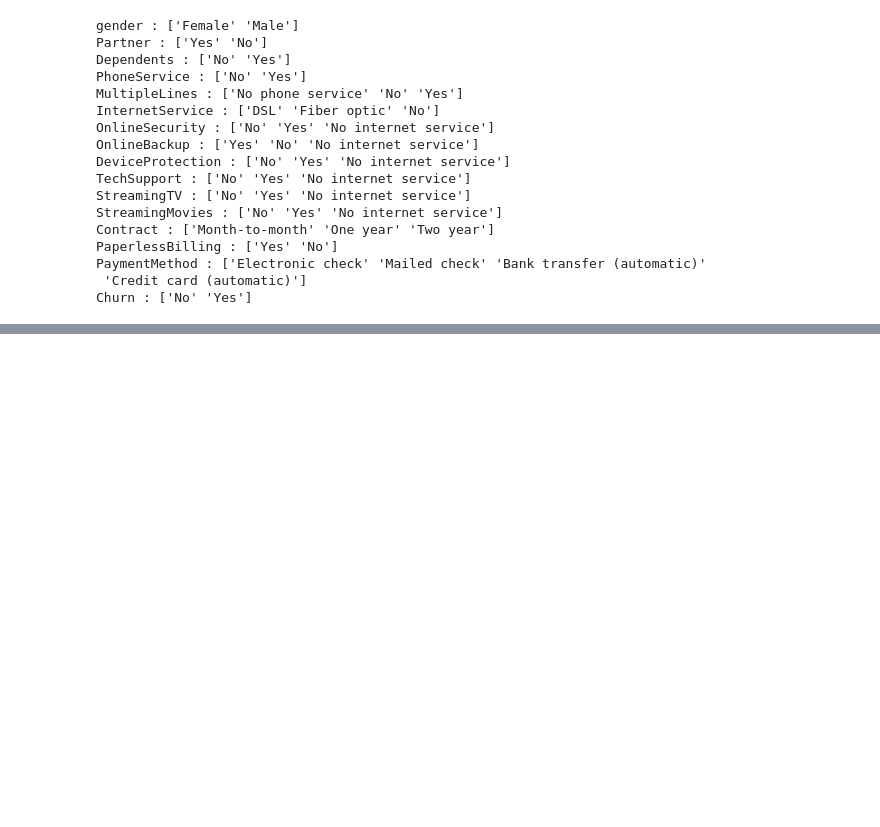
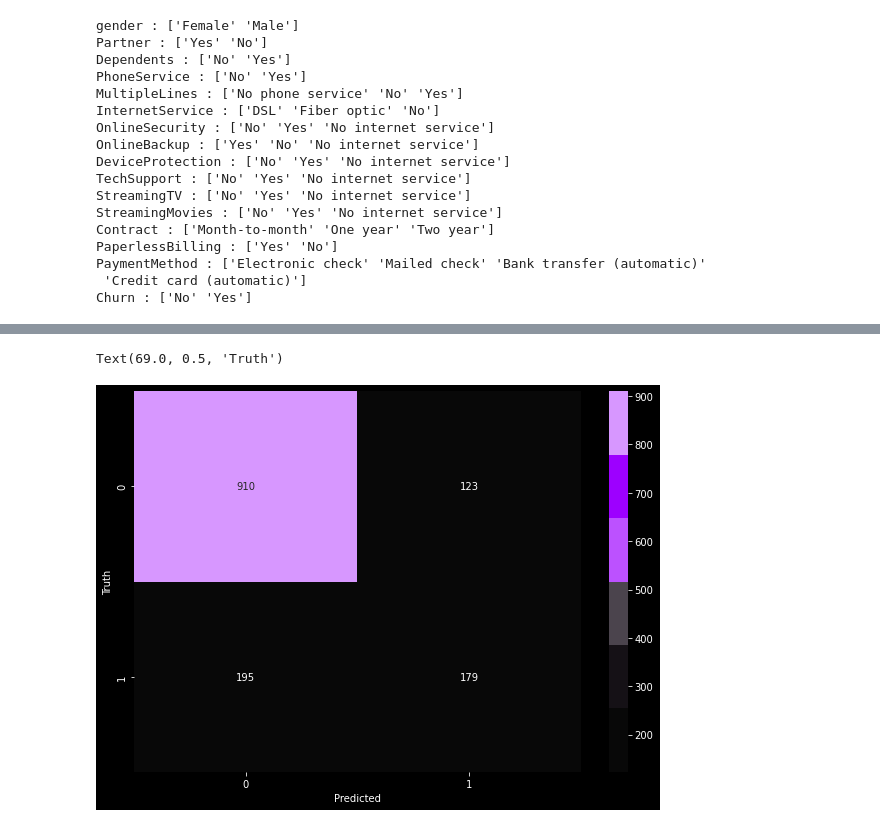
Before and after one commit to dasdebjeet/data_science, a Jupyter notebook: Deep Learning/ANN/ANN using Telcom Customer Churn dataset.ipynb, the cells around one changed output, grey strips where cells are left out. Drawn from its saved outputs; the diff is of its cells as text; code cells hidden in the pictures; blank space fills up the shorter version.

```diff
--- a/Deep Learning/ANN/ANN using Telcom Customer Churn dataset.ipynb
+++ b/Deep Learning/ANN/ANN using Telcom Customer Churn dataset.ipynb
@@ -218,0 +348,18 @@ Churn : ['No' 'Yes']
+# %%
+import tensorflow as tf
+from tensorflow import keras
+
+
+model = keras.Sequential([
+    keras.layers.Dense(26, input_shape=(26,), activation='relu'),
+    keras.layers.Dense(15, activation='relu'),
+    keras.layers.Dense(1, activation='sigmoid')
+])
+
+# opt = keras.optimizers.Adam(learning_rate=0.01)
+
+model.compile(optimizer='adam',
+              loss='binary_crossentropy',
+              metrics=['accuracy'])
+# %%
+model.fit(X_train, y_train, epochs=100)
@@ -218,0 +392,2 @@ Churn : ['No' 'Yes']
+# %%
+pred = model.predict(X_test)
@@ -218,0 +413,7 @@ Churn : ['No' 'Yes']
+# %%
+y_pred = []
+for y_p in pred:
+    if y_p >= 0.5:
+        y_pred.append(1)
+    else:
+        y_pred.append(0)
@@ -218,0 +433,13 @@ Churn : ['No' 'Yes']
+# %%
+import seaborn as sn
+cm = tf.math.confusion_matrix(labels=y_test,predictions=y_pred)
+
+plt.figure(figsize = (10,7))
+
+colormap = sn.color_palette([ "#080808", "#151116", "#4b444d", "#bc51ff", "#9d00ff", "#d797ff"])
+sn.heatmap(cm, cmap=colormap, annot=True, fmt='d')
+plt.xlabel('Predicted')
+plt.ylabel('Truth')
+# %% [output]
+Text(69.0, 0.5, 'Truth')
+[figure, added]
```
Also changed, not shown: parts of 33 cells of this notebook.
